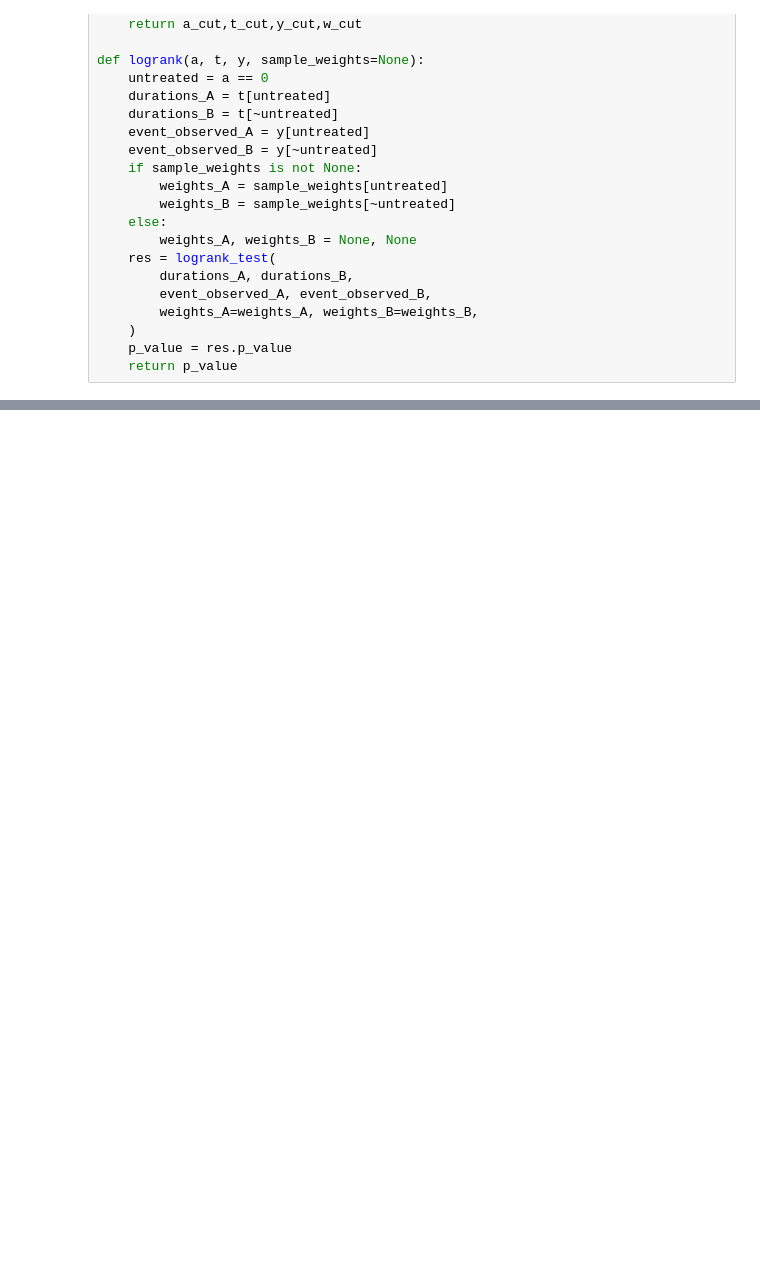
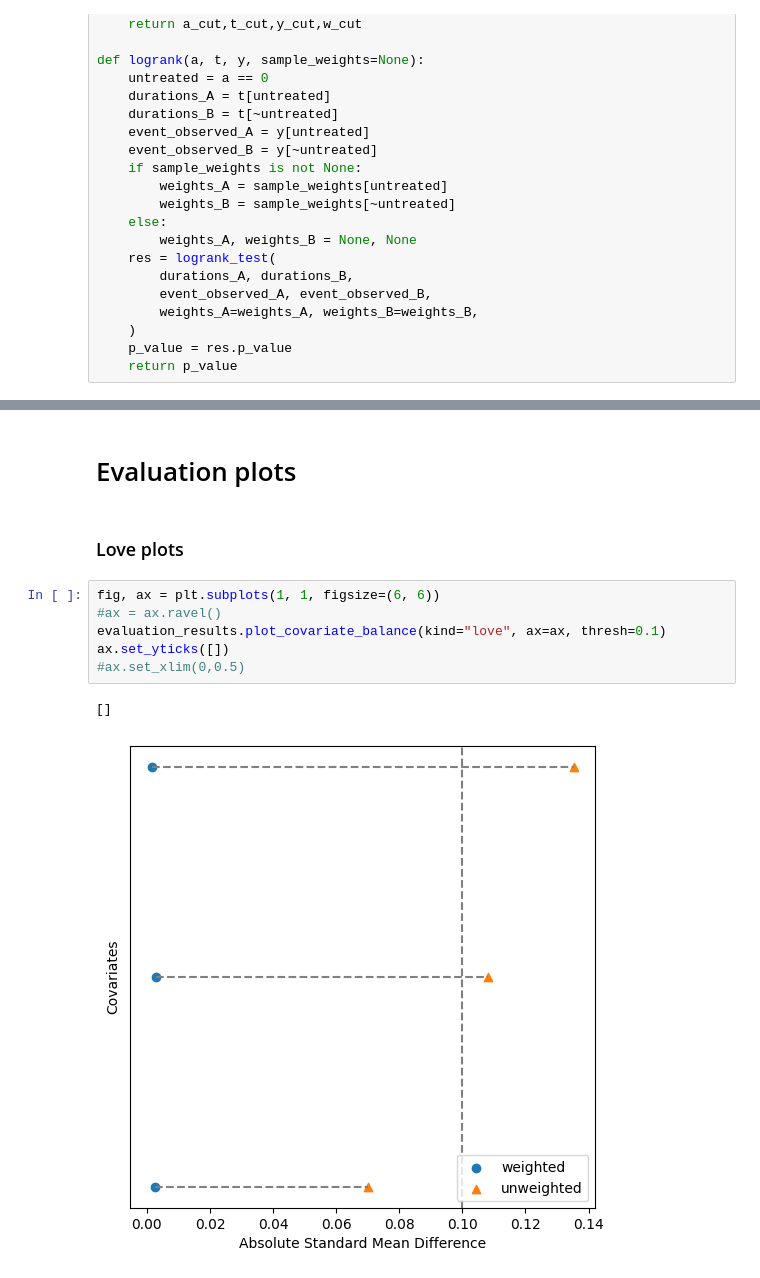
Before and after one commit to IBM-HRL-MLHLS/Epilepsy-causal, a Jupyter notebook: manual_analysis_of_survival_data.ipynb, the cells around one changed output, grey strips where cells are left out. Drawn from its saved outputs; the diff is of its cells as text; blank space fills up the shorter version.

Commit message:
Add evaluation plots

```diff
--- a/manual_analysis_of_survival_data.ipynb
+++ b/manual_analysis_of_survival_data.ipynb
@@ -235,0 +236,13 @@ log rank p-value, time 365 to end = 0.021676386471867325
+# %% [markdown]
+# Evaluation plots
+# %% [markdown]
+### Love plots
+# %%
+fig, ax = plt.subplots(1, 1, figsize=(6, 6))
+#ax = ax.ravel()
+evaluation_results.plot_covariate_balance(kind="love", ax=ax, thresh=0.1)
+ax.set_yticks([])
+#ax.set_xlim(0,0.5)
+# %% [output]
+[]
+[figure, added]
```
Also changed, not shown: parts of 12 cells of this notebook.
